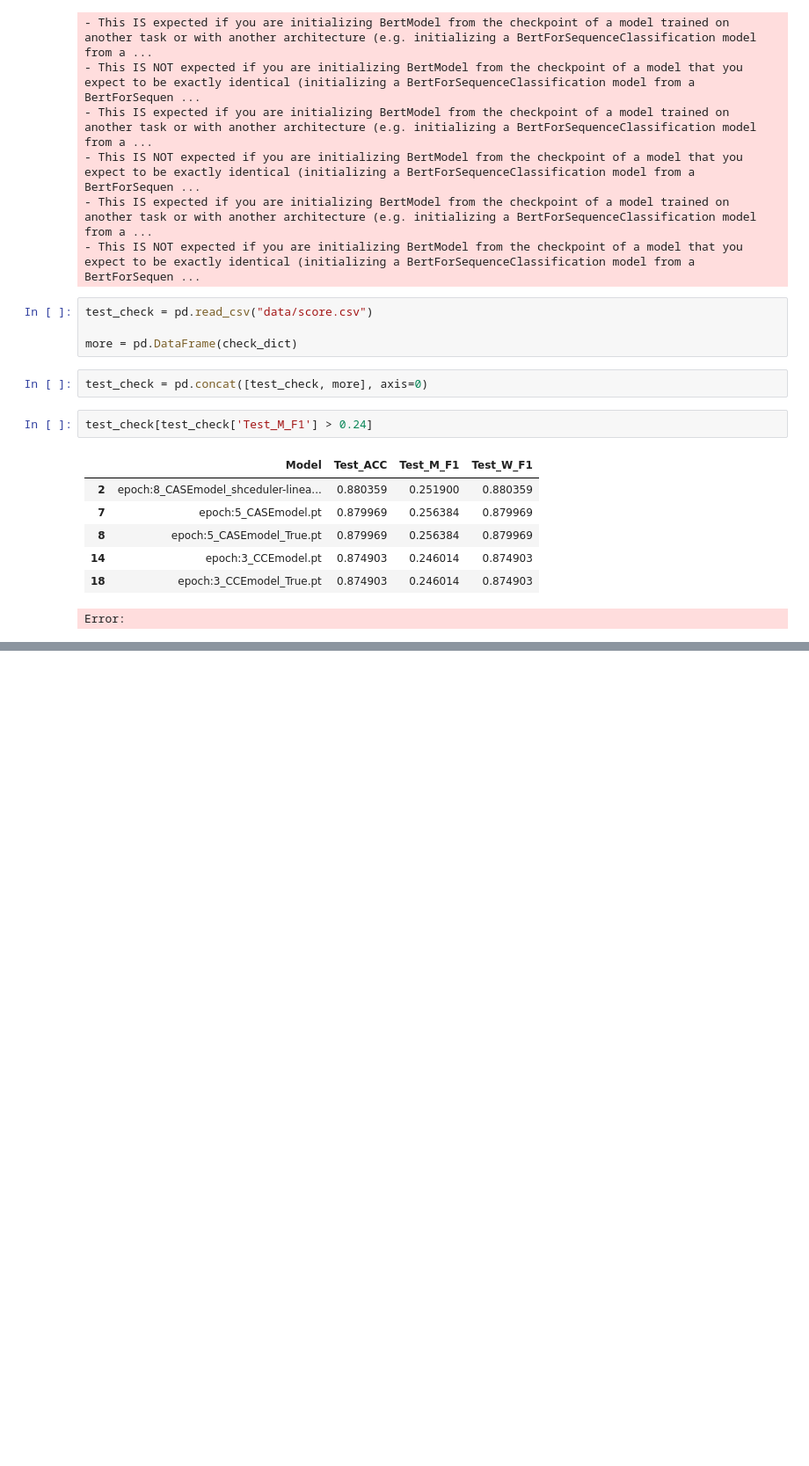
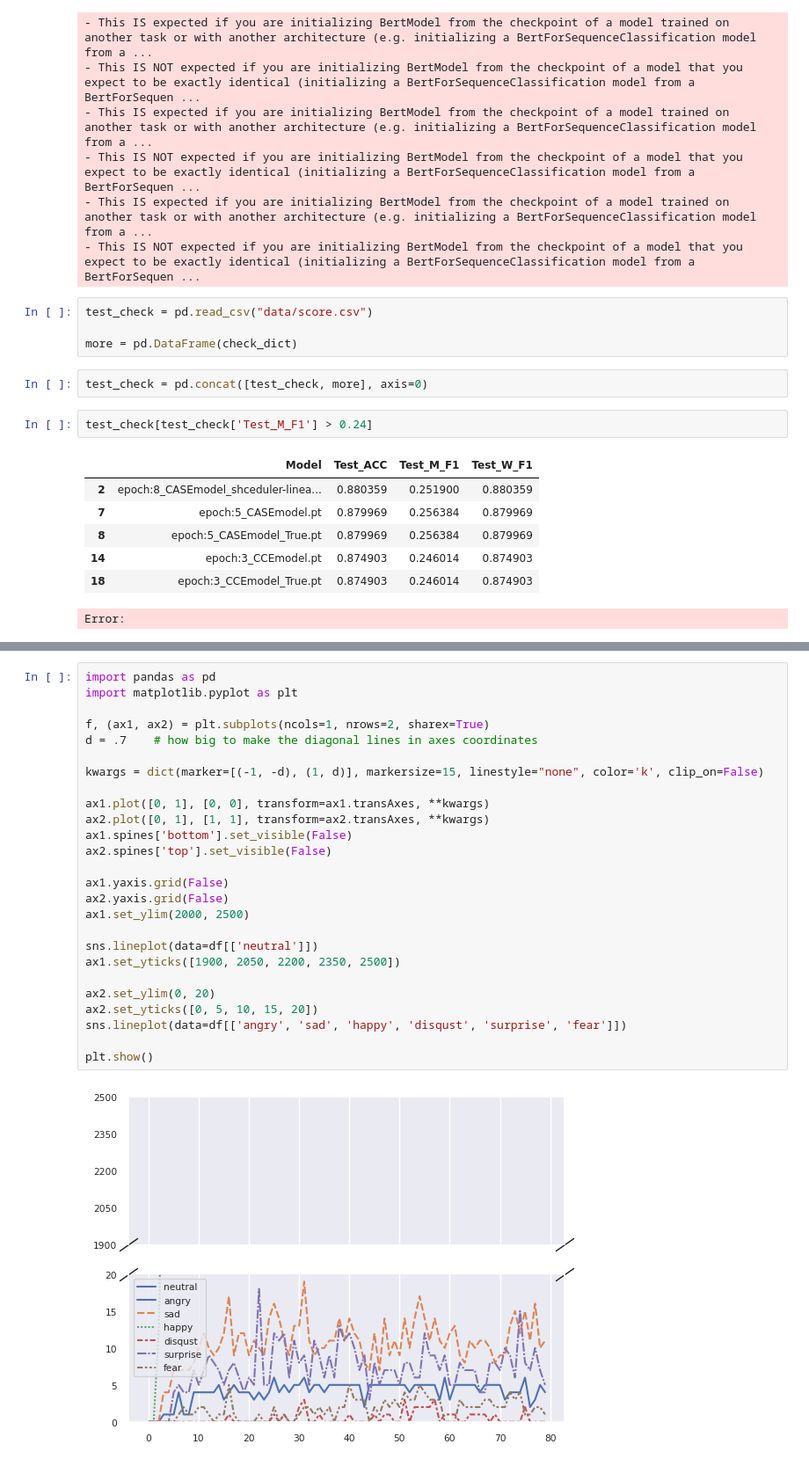
Before and after one commit to Glorang-AI/Emotion-Recognition-in-Conversation, a Jupyter notebook: compare_test.ipynb, the cells around one changed output, grey strips where cells are left out. Shown: that part at 88% size. Cells and saved outputs as stored; diff of their text form; blank space fills up the shorter version.

```diff
--- a/compare_test.ipynb
+++ b/compare_test.ipynb
@@ -375,0 +491,28 @@ Error:
+# %%
+import pandas as pd
+import matplotlib.pyplot as plt
+
+f, (ax1, ax2) = plt.subplots(ncols=1, nrows=2, sharex=True)
+d = .7    # how big to make the diagonal lines in axes coordinates
+
+kwargs = dict(marker=[(-1, -d), (1, d)], markersize=15, linestyle="none", color='k', clip_on=False)
+
+ax1.plot([0, 1], [0, 0], transform=ax1.transAxes, **kwargs)
+ax2.plot([0, 1], [1, 1], transform=ax2.transAxes, **kwargs)
+ax1.spines['bottom'].set_visible(False)
+ax2.spines['top'].set_visible(False)
+
+ax1.yaxis.grid(False)
+ax2.yaxis.grid(False)
+ax1.set_ylim(2000, 2500)
+
+sns.lineplot(data=df[['neutral']])
+ax1.set_yticks([1900, 2050, 2200, 2350, 2500])
+
+ax2.set_ylim(0, 20)
+ax2.set_yticks([0, 5, 10, 15, 20])
+sns.lineplot(data=df[['angry', 'sad', 'happy', 'disqust', 'surprise', 'fear']])
+
+plt.show()
+# %% [output]
+[figure, added]
```
Also changed, not shown: parts of 11 cells of this notebook, 5 other files.
